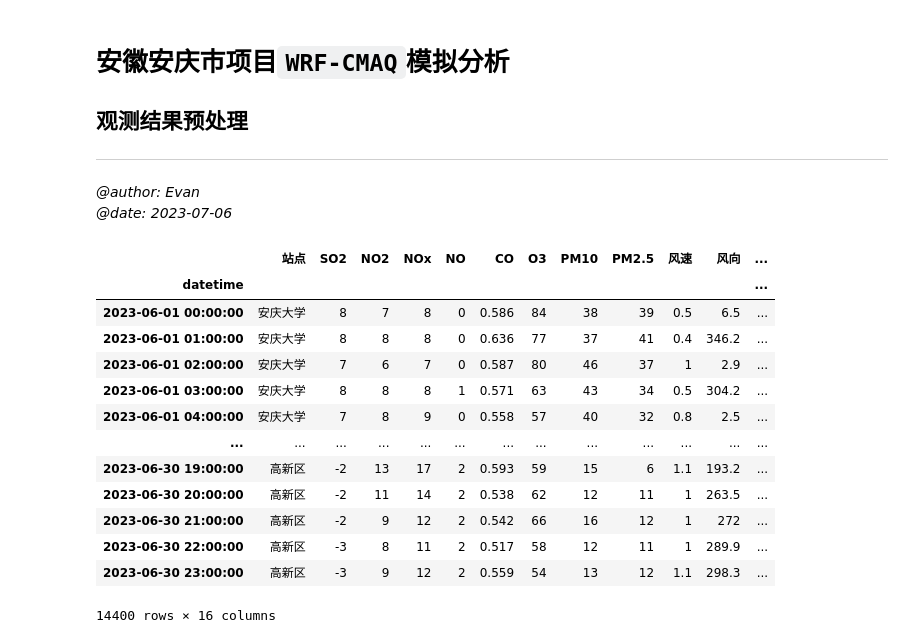
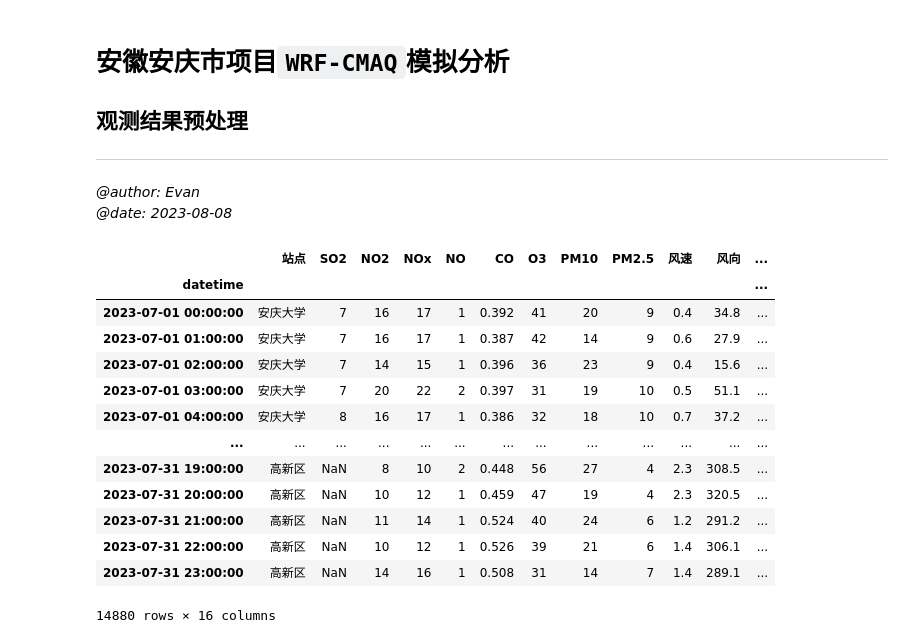
Before and after one commit to Iphisxu/AQ_2307, a Jupyter notebook: scripts/Data_preprocess/pre_obs.ipynb, the cells around one changed output. Drawn from its saved outputs; the diff is of its cells as text; code cells hidden in the pictures.

```diff
--- a/scripts/Data_preprocess/pre_obs.ipynb
+++ b/scripts/Data_preprocess/pre_obs.ipynb
@@ -4,7 +4,7 @@
 
 ---
 *@author: Evan*\
-*@date: 2023-07-06*
+*@date: 2023-08-08*
 # %%
 import xarray as xr
 import numpy as np
@@ -16,29 +20,29 @@ import os
 import warnings
 warnings.filterwarnings("ignore")
 # %%
-xls=pd.read_excel('D:/data/Project_Anqing/202306/obsdata/originaldata.xlsx',header=0,na_values=['—',-99])
+xls=pd.read_excel('D:/data/Project_Anqing/202307/obsdata/originaldata.xlsx',header=0,na_values=['—',-99])
 
-xls['datetime'] = pd.to_datetime(xls['时间'].astype(str))
+xls['datetime'] = pd.to_datetime(xls['日期'].astype(str)+'T'+xls['时间'].astype(str))
 
-xls.drop(['城市','市县','时间'], axis=1, inplace=True)
+xls.drop(['城市','市县','日期','时间'], axis=1, inplace=True)
 
 xls.set_index('datetime',inplace=True)
 xls
 # %% [output]
 |  | 站点 | SO2 | NO2 | NOx | NO | CO | O3 | PM10 | PM2.5 | 风速 | 风向 | ... |
 | datetime |  |  |  |  |  |  |  |  |  |  |  | ... |
-| 2023-06-01 00:00:00 | 安庆大学 | 8 | 7 | 8 | 0 | 0.586 | 84 | 38 | 39 | 0.5 | 6.5 | ... |
-| 2023-06-01 01:00:00 | 安庆大学 | 8 | 8 | 8 | 0 | 0.636 | 77 | 37 | 41 | 0.4 | 346.2 | ... |
-| 2023-06-01 02:00:00 | 安庆大学 | 7 | 6 | 7 | 0 | 0.587 | 80 | 46 | 37 | 1 | 2.9 | ... |
-| 2023-06-01 03:00:00 | 安庆大学 | 8 | 8 | 8 | 1 | 0.571 | 63 | 43 | 34 | 0.5 | 304.2 | ... |
-| 2023-06-01 04:00:00 | 安庆大学 | 7 | 8 | 9 | 0 | 0.558 | 57 | 40 | 32 | 0.8 | 2.5 | ... |
+| 2023-07-01 00:00:00 | 安庆大学 | 7 | 16 | 17 | 1 | 0.392 | 41 | 20 | 9 | 0.4 | 34.8 | ... |
+| 2023-07-01 01:00:00 | 安庆大学 | 7 | 16 | 17 | 1 | 0.387 | 42 | 14 | 9 | 0.6 | 27.9 | ... |
+| 2023-07-01 02:00:00 | 安庆大学 | 7 | 14 | 15 | 1 | 0.396 | 36 | 23 | 9 | 0.4 | 15.6 | ... |
+| 2023-07-01 03:00:00 | 安庆大学 | 7 | 20 | 22 | 2 | 0.397 | 31 | 19 | 10 | 0.5 | 51.1 | ... |
+| 2023-07-01 04:00:00 | 安庆大学 | 8 | 16 | 17 | 1 | 0.386 | 32 | 18 | 10 | 0.7 | 37.2 | ... |
 | ... | ... | ... | ... | ... | ... | ... | ... | ... | ... | ... | ... | ... |
-| 2023-06-30 19:00:00 | 高新区 | -2 | 13 | 17 | 2 | 0.593 | 59 | 15 | 6 | 1.1 | 193.2 | ... |
-| 2023-06-30 20:00:00 | 高新区 | -2 | 11 | 14 | 2 | 0.538 | 62 | 12 | 11 | 1 | 263.5 | ... |
-| 2023-06-30 21:00:00 | 高新区 | -2 | 9 | 12 | 2 | 0.542 | 66 | 16 | 12 | 1 | 272 | ... |
-| 2023-06-30 22:00:00 | 高新区 | -3 | 8 | 11 | 2 | 0.517 | 58 | 12 | 11 | 1 | 289.9 | ... |
-| 2023-06-30 23:00:00 | 高新区 | -3 | 9 | 12 | 2 | 0.559 | 54 | 13 | 12 | 1.1 | 298.3 | ... |
+| 2023-07-31 19:00:00 | 高新区 | NaN | 8 | 10 | 2 | 0.448 | 56 | 27 | 4 | 2.3 | 308.5 | ... |
+| 2023-07-31 20:00:00 | 高新区 | NaN | 10 | 12 | 1 | 0.459 | 47 | 19 | 4 | 2.3 | 320.5 | ... |
+| 2023-07-31 21:00:00 | 高新区 | NaN | 11 | 14 | 1 | 0.524 | 40 | 24 | 6 | 1.2 | 291.2 | ... |
+| 2023-07-31 22:00:00 | 高新区 | NaN | 10 | 12 | 1 | 0.526 | 39 | 21 | 6 | 1.4 | 306.1 | ... |
+| 2023-07-31 23:00:00 | 高新区 | NaN | 14 | 16 | 1 | 0.508 | 31 | 14 | 7 | 1.4 | 289.1 | ... |
-14400 rows × 16 columns
+14880 rows × 16 columns
 # %%
 # 将所有因包含括号等字符被读取为字符串的数据设置为空值
 xls = xls.replace(to_replace=[r'\(.*?\)'], value=np.nan, regex=True)
```
Also changed, not shown: parts of 4 cells of this notebook, 3 other files.
